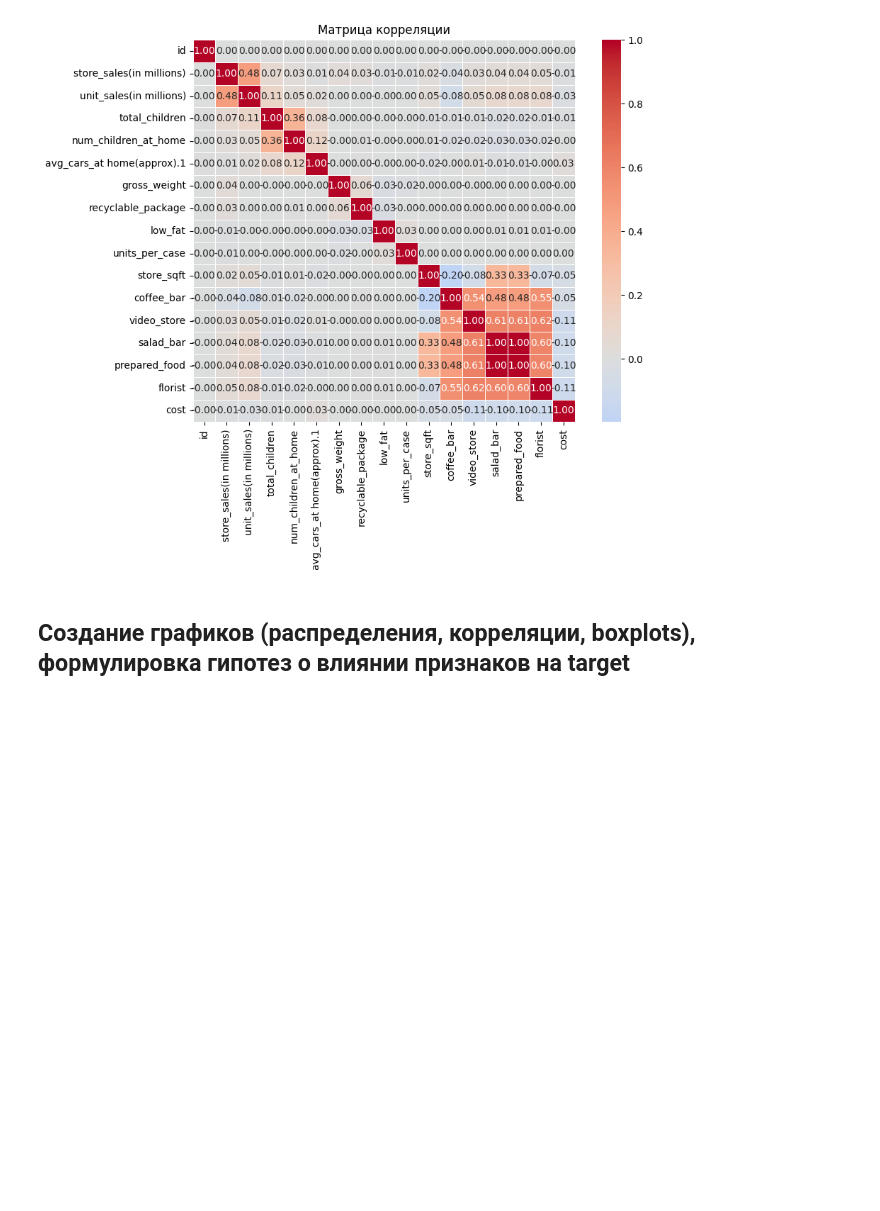
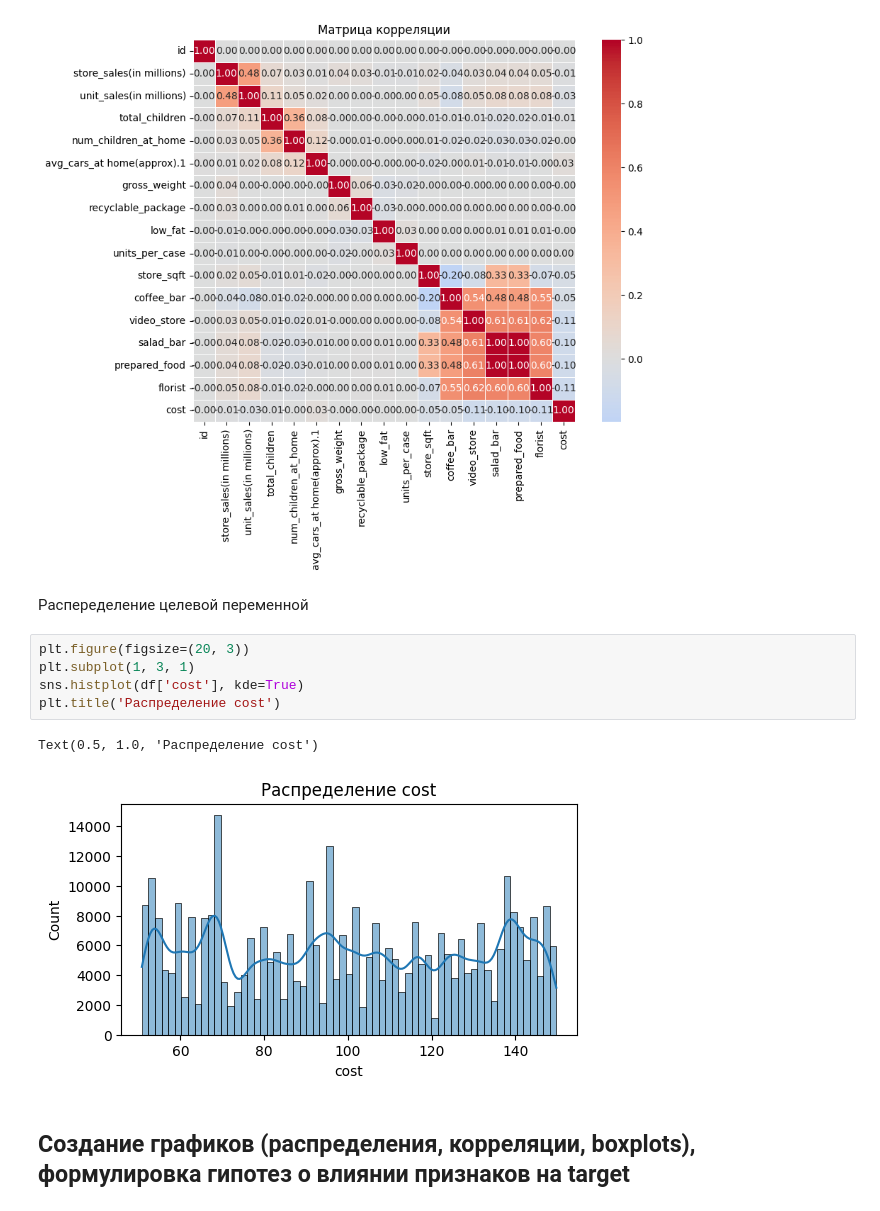
Before and after one commit to W1llAnn/Project_workshop_1s, a Jupyter notebook: notebooks/draft.ipynb, the cells around one changed output. Saved outputs shown, nothing was run; the diff lists cells and outputs as text; blank space fills up the shorter version.

Commit message:
Add cost hist

```diff
--- a/notebooks/draft.ipynb
+++ b/notebooks/draft.ipynb
@@ -251,5 +251,15 @@ plt.tight_layout()
 plt.show()
 # %% [output]
 [figure]
+# %% [markdown]
+Распеределение целевой переменной
+# %%
+plt.figure(figsize=(20, 3))
+plt.subplot(1, 3, 1)
+sns.histplot(df['cost'], kde=True)
+plt.title('Распределение cost')
+# %% [output]
+Text(0.5, 1.0, 'Распределение cost')
+[figure, added]
 # %% [markdown]
 ## Создание графиков (распределения, корреляции, boxplots), формулировка гипотез о влиянии признаков на target
```
